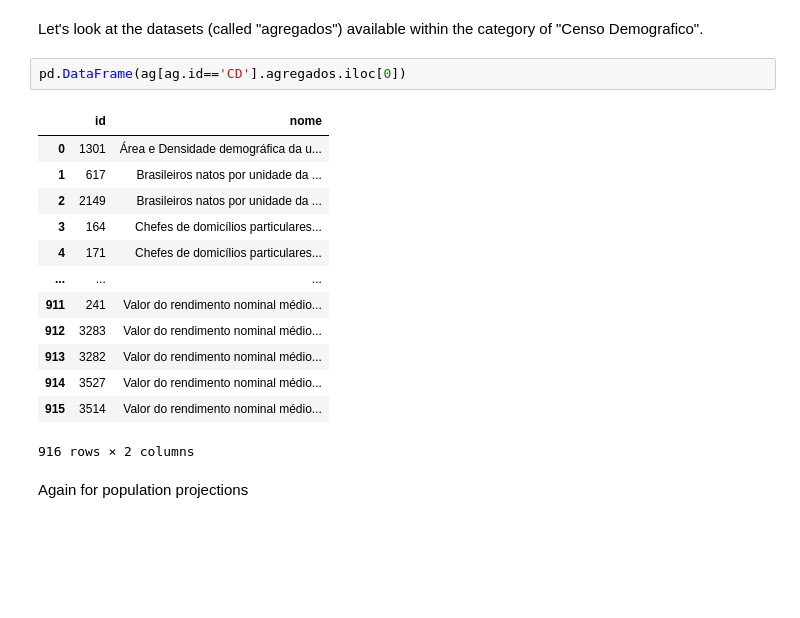
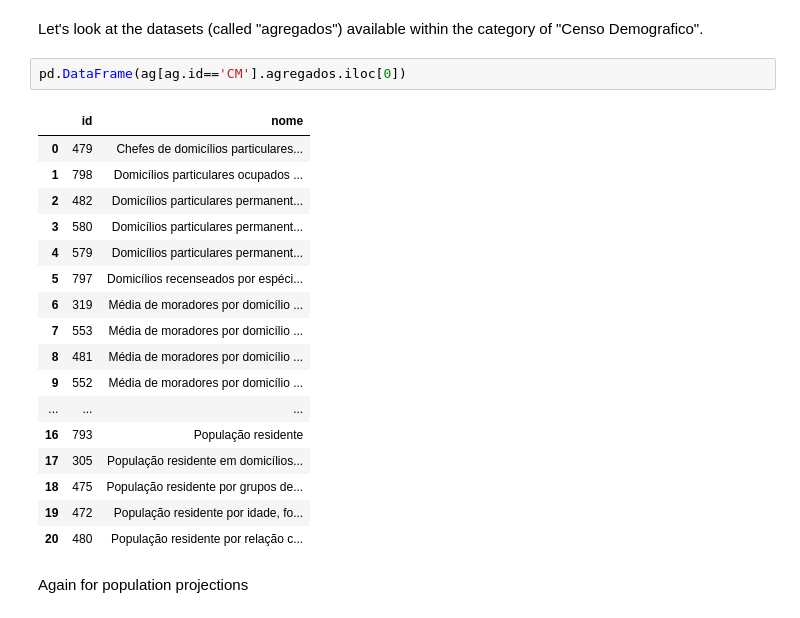
Before and after one commit to AlertaDengue/PySUS, a Jupyter notebook: docs/source/IBGE_data.ipynb, the cells around one changed output. Cells and saved outputs as stored; diff of their text form; blank space fills up the shorter version.

Commit message:
Improved the download of data from IBGE

```diff
--- a/docs/source/IBGE_data.ipynb
+++ b/docs/source/IBGE_data.ipynb
@@ -29,21 +30,25 @@ ag
 # %% [markdown]
 Let's look at the datasets (called "agregados") available within the category of "Censo Demografico".
 # %%
-pd.DataFrame(ag[ag.id=='CD'].agregados.iloc[0])
+pd.DataFrame(ag[ag.id=='CM'].agregados.iloc[0])
 # %% [output]
 |  | id | nome |
-| 0 | 1301 | Área e Densidade demográfica da u... |
-| 1 | 617 | Brasileiros natos por unidade da ... |
-| 2 | 2149 | Brasileiros natos por unidade da ... |
-| 3 | 164 | Chefes de domicílios particulares... |
-| 4 | 171 | Chefes de domicílios particulares... |
+| 0 | 479 | Chefes de domicílios particulares... |
+| 1 | 798 | Domicílios particulares ocupados ... |
+| 2 | 482 | Domicílios particulares permanent... |
+| 3 | 580 | Domicílios particulares permanent... |
+| 4 | 579 | Domicílios particulares permanent... |
+| 5 | 797 | Domicílios recenseados por espéci... |
+| 6 | 319 | Média de moradores por domicílio ... |
+| 7 | 553 | Média de moradores por domicílio ... |
+| 8 | 481 | Média de moradores por domicílio ... |
+| 9 | 552 | Média de moradores por domicílio ... |
 | ... | ... | ... |
-| 911 | 241 | Valor do rendimento nominal médio... |
-| 912 | 3283 | Valor do rendimento nominal médio... |
-| 913 | 3282 | Valor do rendimento nominal médio... |
-| 914 | 3527 | Valor do rendimento nominal médio... |
-| 915 | 3514 | Valor do rendimento nominal médio... |
+| 16 | 793 | População residente |
+| 17 | 305 | População residente em domicílios... |
+| 18 | 475 | População residente por grupos de... |
+| 19 | 472 | População residente por idade, fo... |
+| 20 | 480 | População residente por relação c... |
-916 rows × 2 columns
 # %% [markdown]
 Again for population projections
 # %%
```
Also changed, not shown: parts of 8 cells of this notebook, 2 other files.
